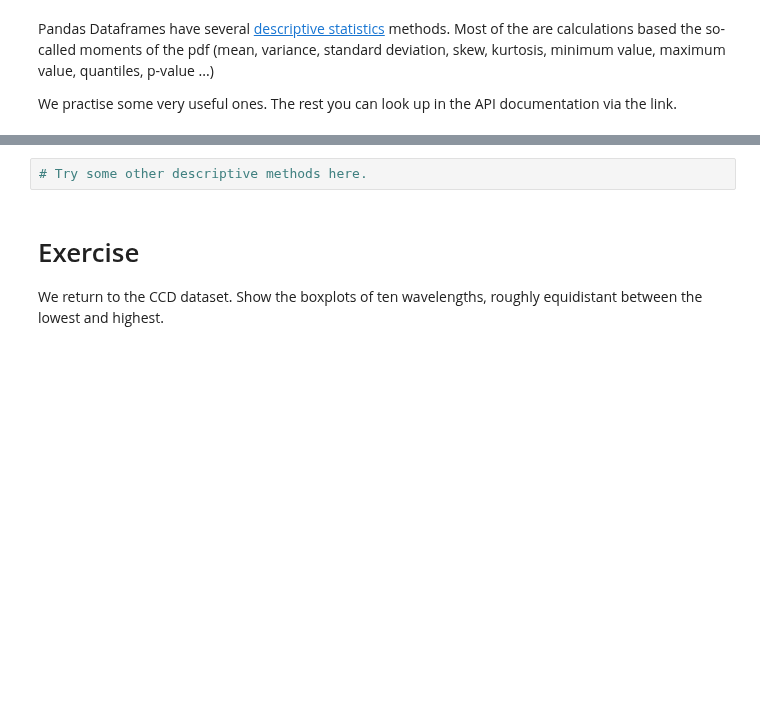
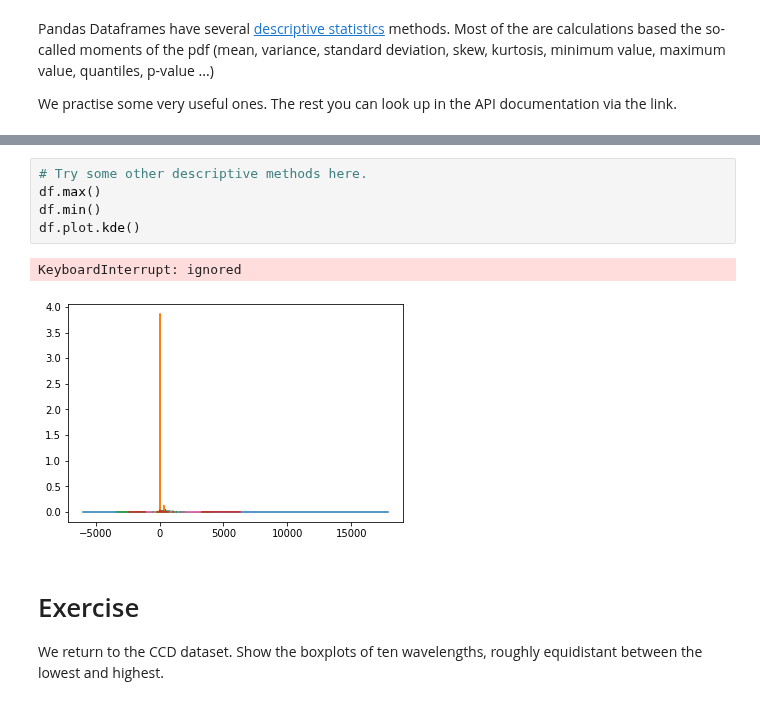
Before and after one commit to TillVollmer5/DSF-FS2022, a Jupyter notebook: 04_Dataframes_Stats_Plotting.ipynb, the cells around one changed output, grey strips where cells are left out. Cells and saved outputs as stored; diff of their text form; blank space fills up the shorter version.

```diff
--- a/04_Dataframes_Stats_Plotting.ipynb
+++ b/04_Dataframes_Stats_Plotting.ipynb
@@ -179,5 +190,11 @@ round(df.describe(),2) # why do we use the round method ?
 # %%
 # Try some other descriptive methods here.
+df.max()
+df.min()
+df.plot.kde()
+# %% [output]
+KeyboardInterrupt: ignored
+[figure, added]
 # %% [markdown]
 # Exercise
 
```
Also changed, not shown: parts of 1 cell of this notebook.
